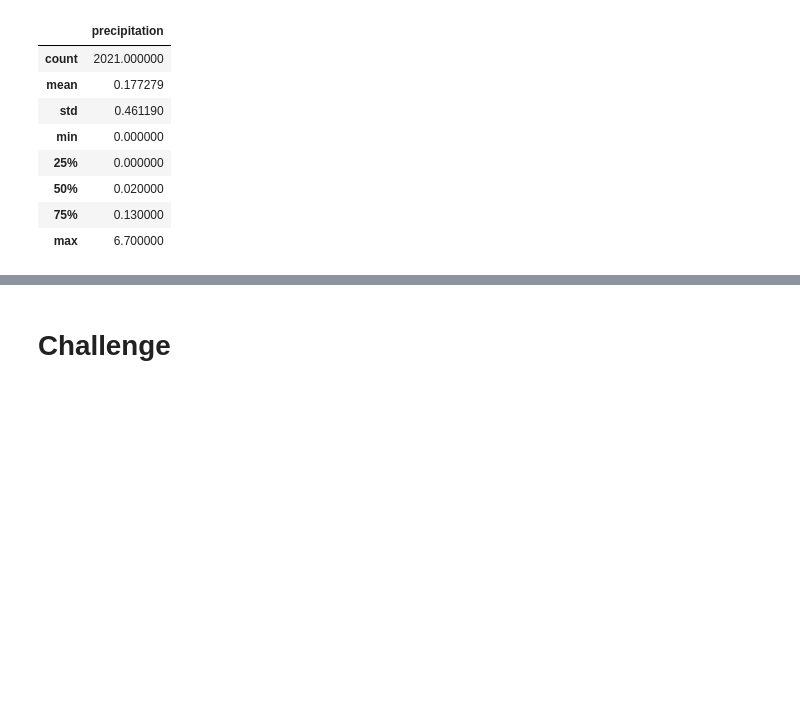
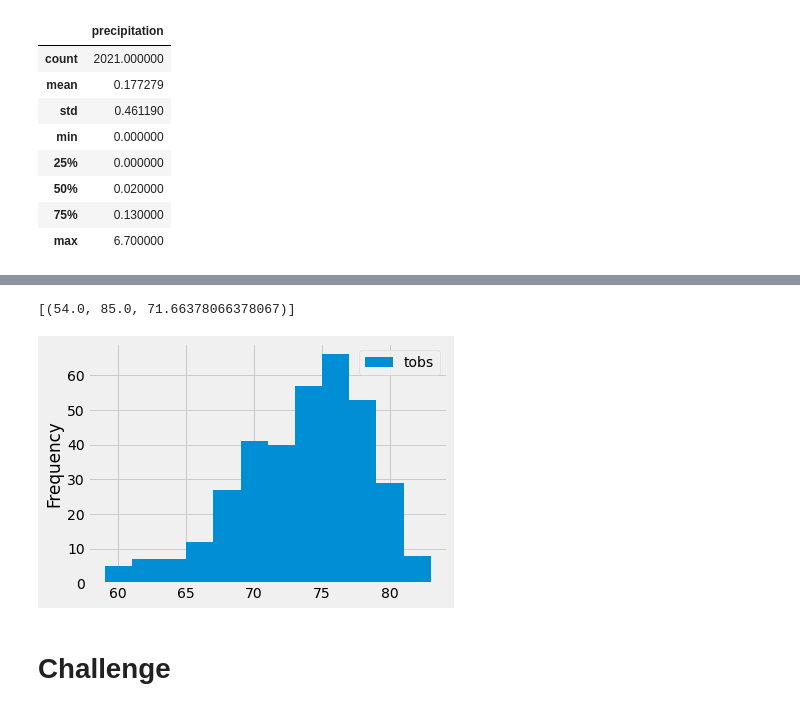
Before and after one commit to vtg401009/surfs_up, a Jupyter notebook: climate_analysis.ipynb, the cells around one changed output, grey strips where cells are left out. Saved outputs shown, nothing was run; the diff lists cells and outputs as text; code cells hidden in the pictures; blank space fills up the shorter version.

```diff
--- a/climate_analysis.ipynb
+++ b/climate_analysis.ipynb
@@ -179,9 +196,32 @@ df.describe()
 # %%
 # Using the station id from the previous query, calculate the lowest temperature recorded,
 # highest temperature recorded, and average temperature most active station?
+
+session.query(func.min(Measurement.tobs), func.max(Measurement.tobs), func.avg(Measurement.tobs)).\
+filter(Measurement.station == 'USC00519281').all()
+# %% [output]
+[(54.0, 85.0, 71.66378066378067)]
 # %%
 # Choose the station with the highest number of temperature observations.
 # Query the last 12 months of temperature observation data for this station and plot the results as a histogram
+
+# results = session.query(Measurement.tobs).\
+# filter(Measurement.station == 'USC00519281').\
+# filter(Measurement.date >= prev_year).all()
+
+# print(results)
+
+# create dataframe to make the above readible
+
+# df = pd.DataFrame(results, columns=['tobs'])
+# print(df)
+
+# create histogram, will need to determine number of bins - typical range is 5 to 20 bins
+
+df.plot.hist(bins=12)
+plt.tight_layout()
+# %% [output]
+[figure, added]
 # %%
 # Write a function called `calc_temps` that will accept start date and end date in the format '%Y-%m-%d'
 # and return the minimum, average, and maximum temperatures for that range of dates
```
Also changed, not shown: parts of 3 cells of this notebook.
